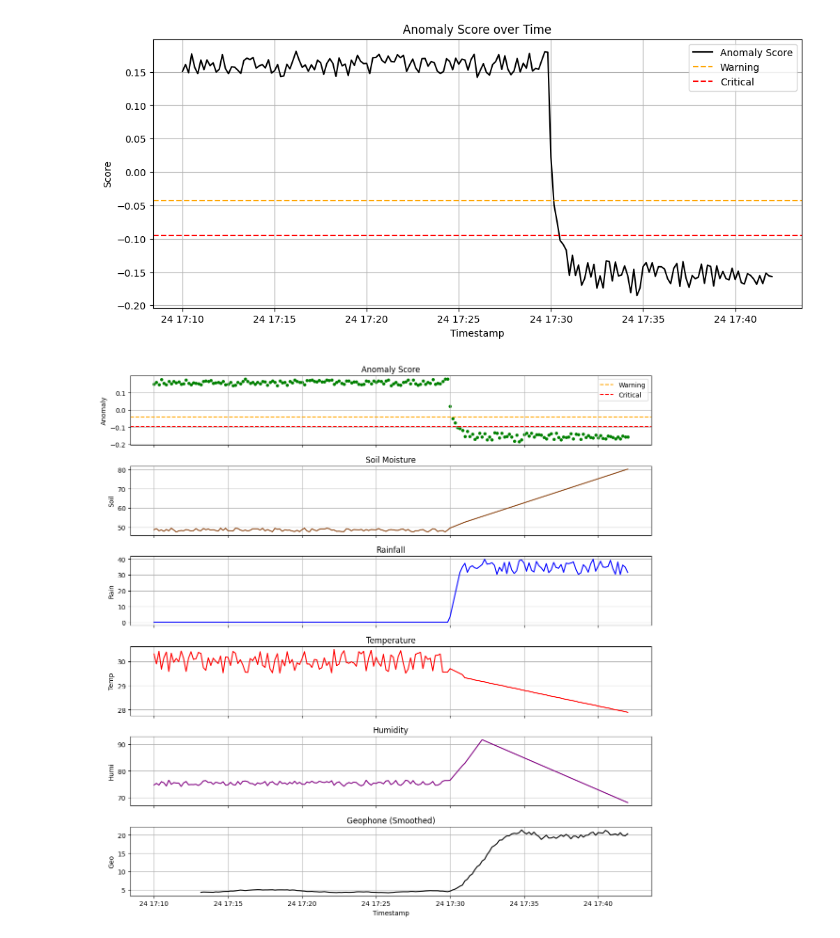
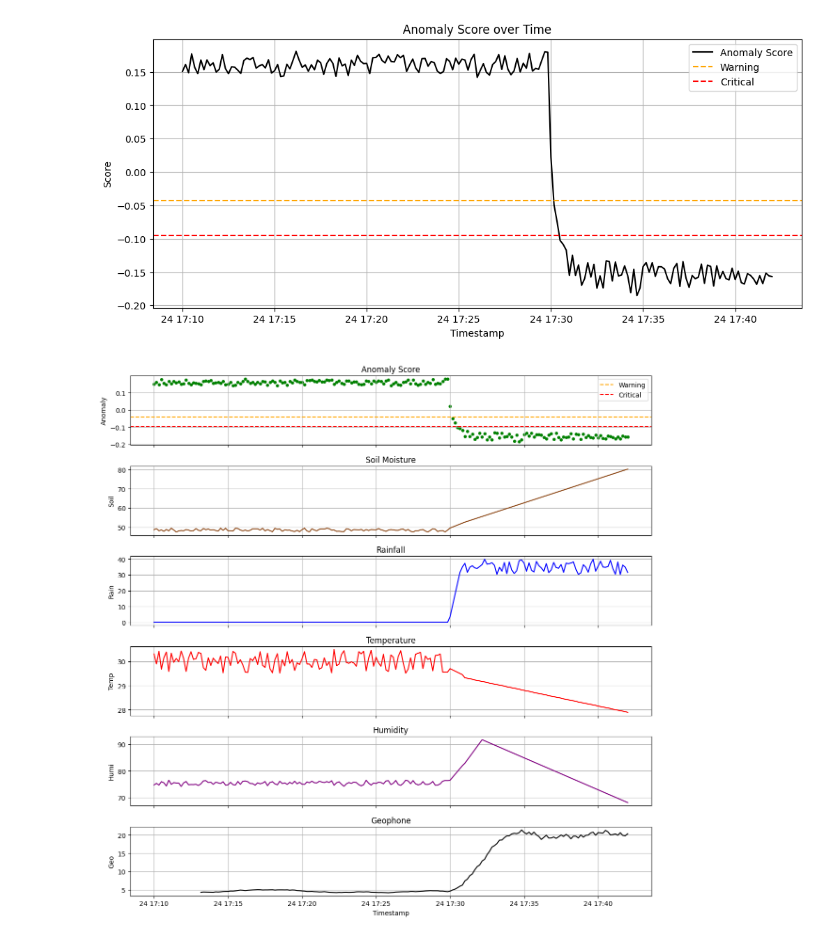
Before and after one commit to Ahmadaduwa/Landslide, a Jupyter notebook: models/IsalationForest/Isolation_Forest_Validate2.ipynb, the cells around one changed output. Cells and saved outputs as stored; diff of their text form; code cells hidden in the pictures.

```diff
--- a/models/IsalationForest/Isolation_Forest_Validate2.ipynb
+++ b/models/IsalationForest/Isolation_Forest_Validate2.ipynb
@@ -313,32 +313,32 @@ axs[1].grid(True)
 
 # Plot 3: Rain
 axs[2].plot(df_range.index, df_range['rain'], color='blue')
 axs[2].set_ylabel("Rain")
 axs[2].set_title("Rainfall")
 axs[2].grid(True)
 
 # Plot 4: Temp
 axs[3].plot(df_range.index, df_range['temp'], color='red')
 axs[3].set_ylabel("Temp")
 axs[3].set_title("Temperature")
 axs[3].grid(True)
 
 # Plot 5: Humi
 axs[4].plot(df_range.index, df_range['humi'], color='purple')
 axs[4].set_ylabel("Humi")
 axs[4].set_title("Humidity")
 axs[4].grid(True)
 
 window_size = 20  # ลองปรับค่าตามความเหมาะสม เช่น 10, 50, 100
 smoothed_geo = df_range['geo'].rolling(window=window_size).mean()
 
 axs[5].plot(df_range.index, smoothed_geo, color='black')
 axs[5].set_ylabel("Geo")
-axs[5].set_title("Geophone (Smoothed)")
+axs[5].set_title("Geophone")
 axs[5].grid(True)
 
 plt.xlabel("Timestamp")
 plt.tight_layout()
 plt.show()
 # %% [output]
-[figure, old version]
+[figure, new version]
```
Also changed, not shown: parts of 2 cells of this notebook.
